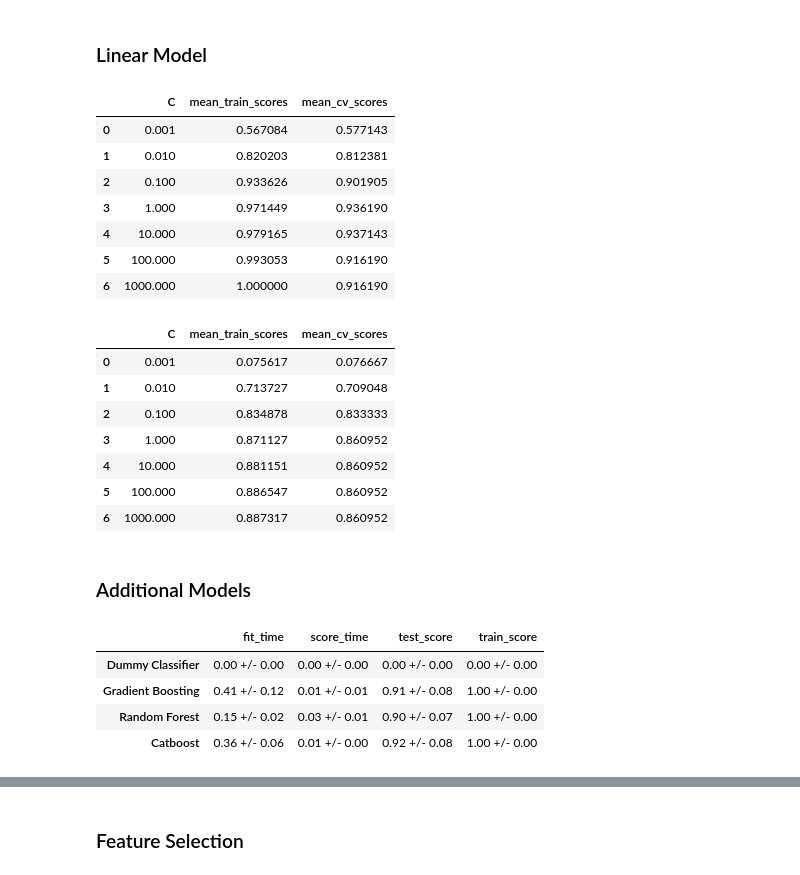
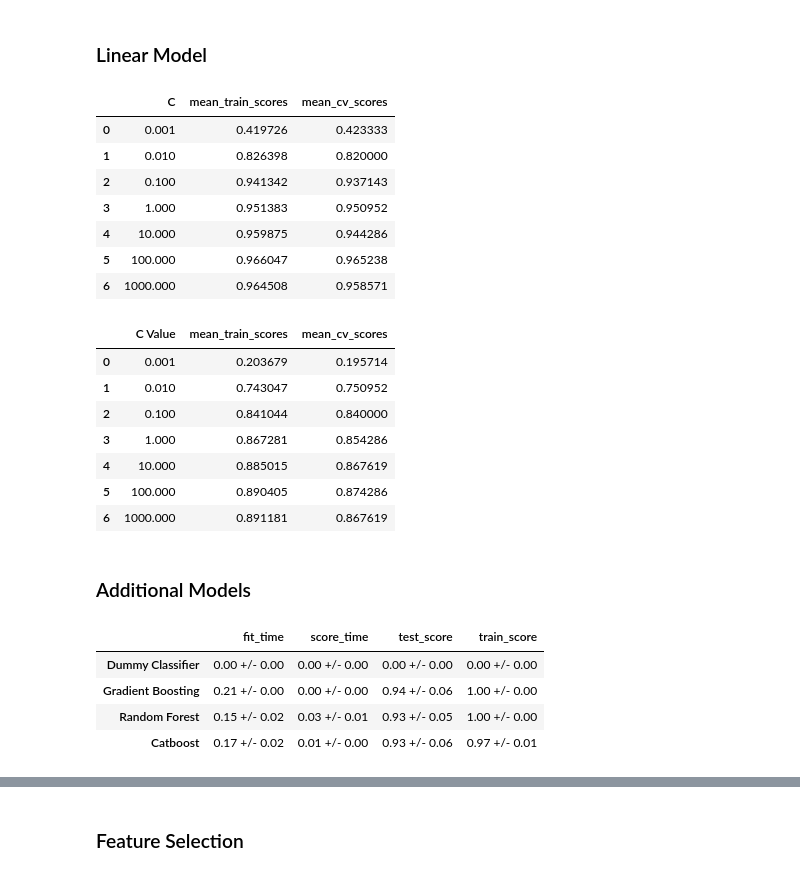
Before and after one commit to nb488/Breast-Cancer-Diagnosis-Project, a Jupyter notebook: main.ipynb, the cells around one changed output, grey strips where cells are left out. Saved outputs shown, nothing was run; the diff lists cells and outputs as text; code cells hidden in the pictures.

```diff
--- a/main.ipynb
+++ b/main.ipynb
@@ -227,3 +227,11 @@ plt.show()
 [figure]
 # %% [markdown]
 ### Feature Engineering
+# %%
+# create dataset containing only _mean and _worst data
+train_mean = train.filter(like = "_mean")
+train_diagnosis = train["diagnosis"]
+train_worst = train.filter(like = "_worst")
+
+train_combined = pd.concat([train_mean, train_worst], axis=1)
+train_combined["diagnosis"] = train["diagnosis"]
@@ -241,10 +265,10 @@ train["conc_worst"] = train[["concavity_worst", "concave points_worst", "compact
 # %%
-cols_to_drop = train.filter(like="perimeter_").columns.tolist()
-cols_to_drop += train.filter(like="area_").columns.tolist()
-cols_to_drop += train.filter(like="concavity_").columns.tolist()
-cols_to_drop += train.filter(like="concave points_").columns.tolist()
-#cols_to_drop += train.filter(like="radius_").columns.tolist()
-#cols_to_drop += train.filter(like="compactness_").columns.tolist()
+cols_to_drop = train_combined.filter(like="perimeter_").columns.tolist()
+#cols_to_drop += train.filter(like="area_").columns.tolist()
+cols_to_drop += train_combined.filter(like="concavity_").columns.tolist()
+#cols_to_drop += train.filter(like="concave points_").columns.tolist()
+cols_to_drop += train_combined.filter(like="radius_").columns.tolist()
+cols_to_drop += train_combined.filter(like="compactness_").columns.tolist()
 
-train_filtered = train.drop(columns = cols_to_drop)
-test_filtered = test.drop(columns = cols_to_drop)
+train_filtered = train_combined.drop(columns = cols_to_drop)
+test_filtered = train_combined.drop(columns = cols_to_drop)
@@ -323,32 +360,40 @@ for C in lr_scores_dict["C"]:
 pd.DataFrame(lr_scores_dict)
 # %% [output]
 |  | C | mean_train_scores | mean_cv_scores |
-| 0 | 0.001 | 0.567084 | 0.577143 |
-| 1 | 0.010 | 0.820203 | 0.812381 |
-| 2 | 0.100 | 0.933626 | 0.901905 |
-| 3 | 1.000 | 0.971449 | 0.936190 |
-| 4 | 10.000 | 0.979165 | 0.937143 |
-| 5 | 100.000 | 0.993053 | 0.916190 |
-| 6 | 1000.000 | 1.000000 | 0.916190 |
+| 0 | 0.001 | 0.419726 | 0.423333 |
+| 1 | 0.010 | 0.826398 | 0.820000 |
+| 2 | 0.100 | 0.941342 | 0.937143 |
+| 3 | 1.000 | 0.951383 | 0.950952 |
+| 4 | 10.000 | 0.959875 | 0.944286 |
+| 5 | 100.000 | 0.966047 | 0.965238 |
+| 6 | 1000.000 | 0.964508 | 0.958571 |
 # %%
+lr_scores_dict_mean_final = {
+    "C Value" : list(),
+    "mean_train_scores" : list(),
+    "mean_cv_scores" : list()
+}
+
 for C in lr_scores_dict_mean["C"]:
     lr = LogisticRegression(C=C, max_iter=1000)
     pipe_lr = make_pipeline(preprocessor_mean, lr)
     score = cross_validate(pipe_lr, X_train_mean, y_train_mean, scoring='recall', return_train_score=True, cv=10)
 
-    lr_scores_dict_mean["mean_train_scores"].append(score["train_score"].mean())
-    lr_scores_dict_mean["mean_cv_scores"].append(score["test_score"].mean())
+    lr_scores_dict_mean_final["C Value"].append(C)
+    lr_scores_dict_mean_final["mean_train_scores"].append(score["train_score"].mean())
+    lr_scores_dict_mean_final["mean_cv_scores"].append(score["test_score"].mean())
 
-pd.DataFrame(lr_scores_dict_mean)
+
+pd.DataFrame(lr_scores_dict_mean_final)
 # %% [output]
-|  | C | mean_train_scores | mean_cv_scores |
-| 0 | 0.001 | 0.075617 | 0.076667 |
-| 1 | 0.010 | 0.713727 | 0.709048 |
-| 2 | 0.100 | 0.834878 | 0.833333 |
-| 3 | 1.000 | 0.871127 | 0.860952 |
-| 4 | 10.000 | 0.881151 | 0.860952 |
-| 5 | 100.000 | 0.886547 | 0.860952 |
-| 6 | 1000.000 | 0.887317 | 0.860952 |
+|  | C Value | mean_train_scores | mean_cv_scores |
+| 0 | 0.001 | 0.203679 | 0.195714 |
+| 1 | 0.010 | 0.743047 | 0.750952 |
+| 2 | 0.100 | 0.841044 | 0.840000 |
+| 3 | 1.000 | 0.867281 | 0.854286 |
+| 4 | 10.000 | 0.885015 | 0.867619 |
+| 5 | 100.000 | 0.890405 | 0.874286 |
+| 6 | 1000.000 | 0.891181 | 0.867619 |
 # %% [markdown]
 ### Additional Models
 # %%
@@ -372,6 +417,6 @@ pd.DataFrame(results).T
 # %% [output]
 |  | fit_time | score_time | test_score | train_score |
 | Dummy Classifier | 0.00 +/- 0.00 | 0.00 +/- 0.00 | 0.00 +/- 0.00 | 0.00 +/- 0.00 |
-| Gradient Boosting | 0.41 +/- 0.12 | 0.01 +/- 0.01 | 0.91 +/- 0.08 | 1.00 +/- 0.00 |
-| Random Forest | 0.15 +/- 0.02 | 0.03 +/- 0.01 | 0.90 +/- 0.07 | 1.00 +/- 0.00 |
-| Catboost | 0.36 +/- 0.06 | 0.01 +/- 0.00 | 0.92 +/- 0.08 | 1.00 +/- 0.00 |
+| Gradient Boosting | 0.21 +/- 0.00 | 0.00 +/- 0.00 | 0.94 +/- 0.06 | 1.00 +/- 0.00 |
+| Random Forest | 0.15 +/- 0.02 | 0.03 +/- 0.01 | 0.93 +/- 0.05 | 1.00 +/- 0.00 |
+| Catboost | 0.17 +/- 0.02 | 0.01 +/- 0.00 | 0.93 +/- 0.06 | 0.97 +/- 0.01 |
```
Also changed, not shown: parts of 5 cells of this notebook.
